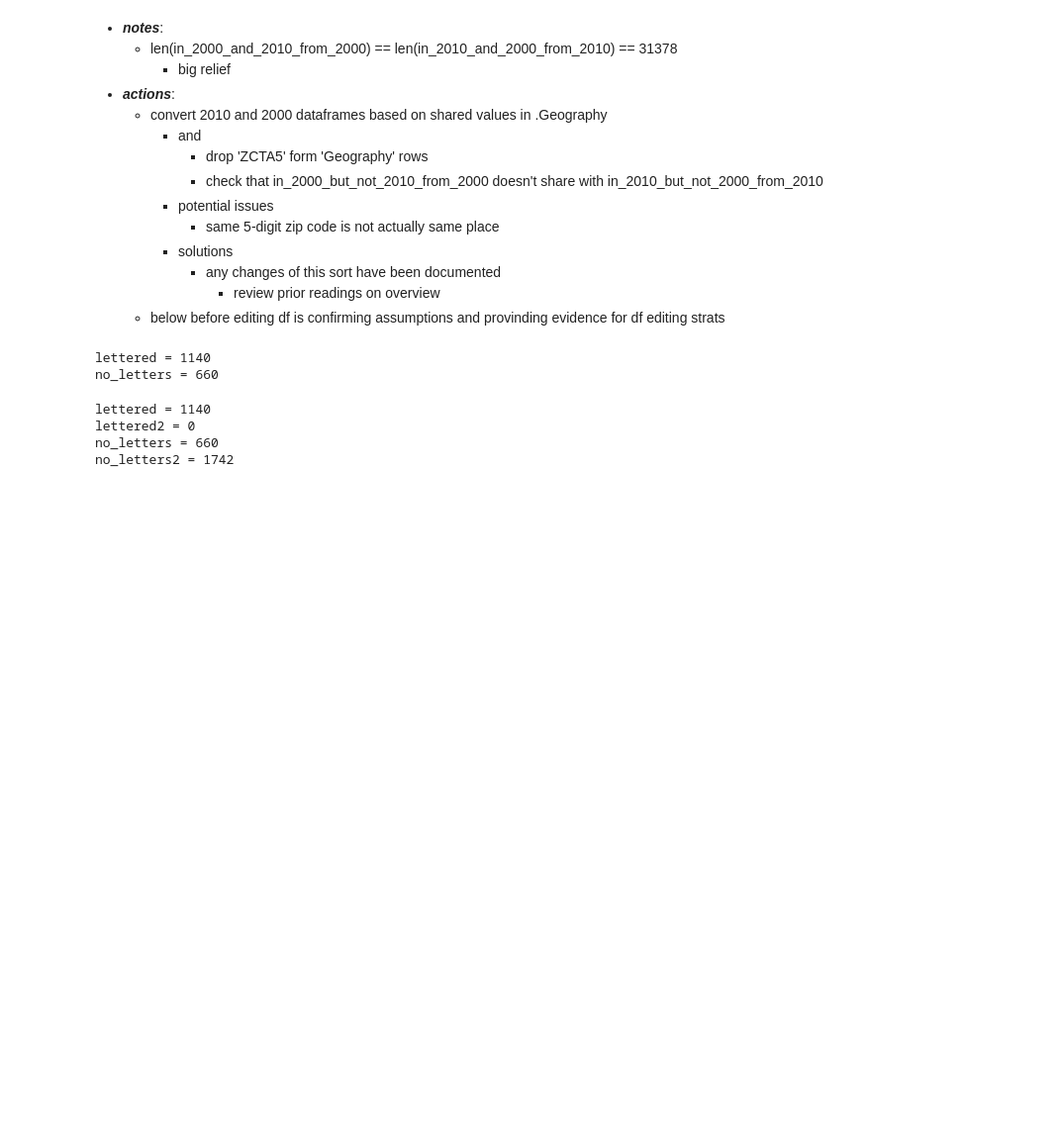
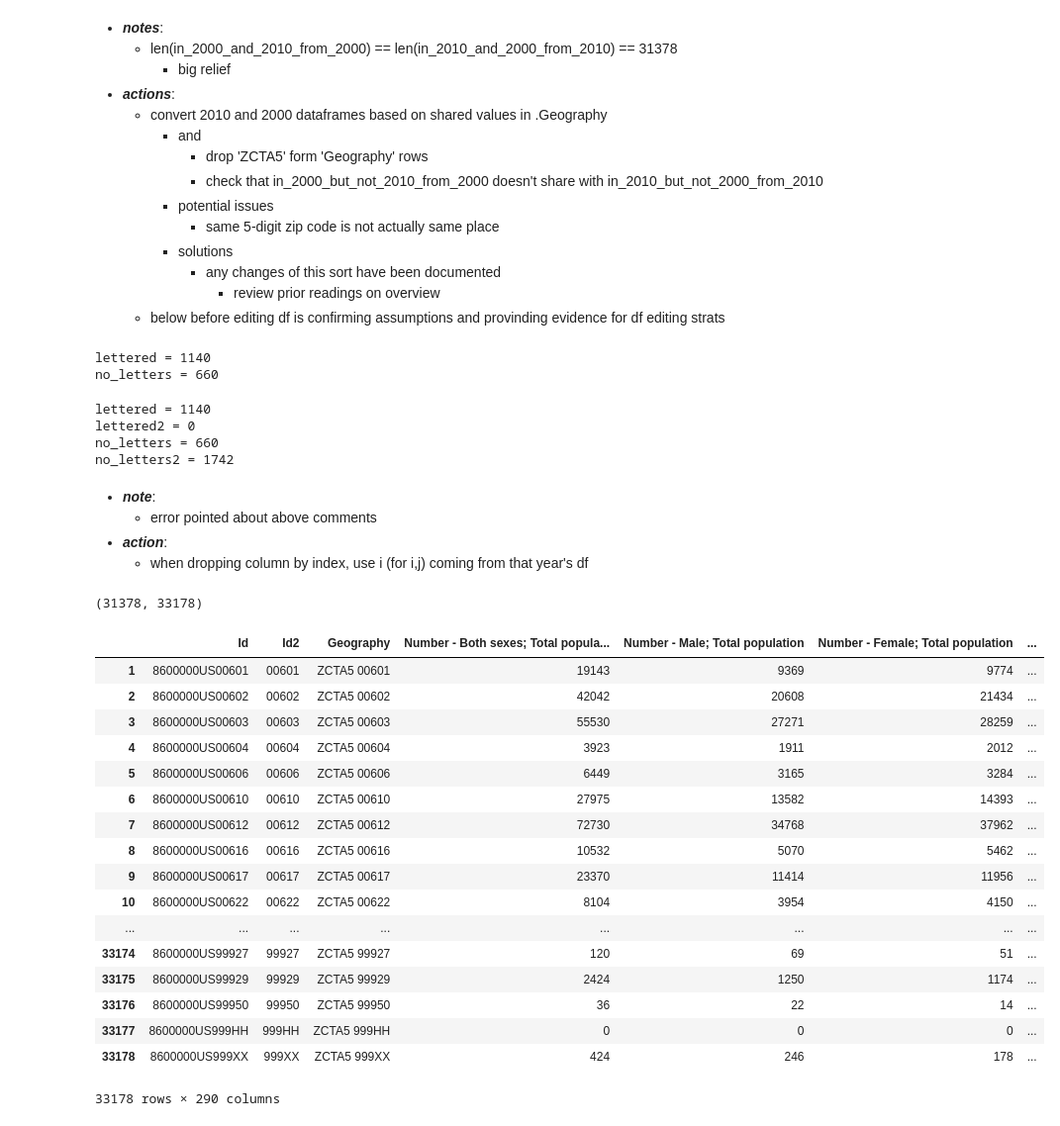
Before and after one commit to gumdropsteve/population_prophet, a Jupyter notebook: exploratory-data-analysis/DEC_10_vs_00_SF1_QTP1.ipynb, the cells around one changed output. Shown: that part at 99% size. Cells and saved outputs as stored; diff of their text form; code cells hidden in the pictures; blank space fills up the shorter version.

```diff
--- a/exploratory-data-analysis/DEC_10_vs_00_SF1_QTP1.ipynb
+++ b/exploratory-data-analysis/DEC_10_vs_00_SF1_QTP1.ipynb
@@ -550,0 +547,5 @@ for _ in range(len(in_2010_and_2000_from_2010)):
+# %% [markdown]
+- ***note***:
+    - error pointed about above comments
+- ***action***:
+    - when dropping column by index, use i (for i,j) coming from that year's df
@@ -550,0 +565,41 @@ for _ in range(len(in_2010_and_2000_from_2010)):
+# %%
+# # set 2000
+# __b__ = b.copy()
+# # set 2010
+# __o__ = o.copy()
+# # ascending count of all instances
+# for _ in range(len(b.Geography)):
+#     # if _ at i is not in list of coexisting
+#     if _ not in of_2000_indexes:
+#         # update 2000 df accordingly
+#         __b__.drop([_])
+#         print(_)
+#     # if _ at i is not in list of coexisting
+#     if _ not in of_2010_indexes:
+#         # update 2010 df accordingly
+#         __o__.drop([_])
+#         print(_)
+len(of_2010_indexes),len(b.Geography)
+# %% [output]
+(31378, 33178)
+# %%
+__b__
+# %% [output]
+|  | Id | Id2 | Geography | Number - Both sexes; Total popula... | Number - Male; Total population | Number - Female; Total population | ... |
+| 1 | 8600000US00601 | 00601 | ZCTA5 00601 | 19143 | 9369 | 9774 | ... |
+| 2 | 8600000US00602 | 00602 | ZCTA5 00602 | 42042 | 20608 | 21434 | ... |
+| 3 | 8600000US00603 | 00603 | ZCTA5 00603 | 55530 | 27271 | 28259 | ... |
+| 4 | 8600000US00604 | 00604 | ZCTA5 00604 | 3923 | 1911 | 2012 | ... |
+| 5 | 8600000US00606 | 00606 | ZCTA5 00606 | 6449 | 3165 | 3284 | ... |
+| 6 | 8600000US00610 | 00610 | ZCTA5 00610 | 27975 | 13582 | 14393 | ... |
+| 7 | 8600000US00612 | 00612 | ZCTA5 00612 | 72730 | 34768 | 37962 | ... |
+| 8 | 8600000US00616 | 00616 | ZCTA5 00616 | 10532 | 5070 | 5462 | ... |
+| 9 | 8600000US00617 | 00617 | ZCTA5 00617 | 23370 | 11414 | 11956 | ... |
+| 10 | 8600000US00622 | 00622 | ZCTA5 00622 | 8104 | 3954 | 4150 | ... |
+| ... | ... | ... | ... | ... | ... | ... | ... |
+| 33174 | 8600000US99927 | 99927 | ZCTA5 99927 | 120 | 69 | 51 | ... |
+| 33175 | 8600000US99929 | 99929 | ZCTA5 99929 | 2424 | 1250 | 1174 | ... |
+| 33176 | 8600000US99950 | 99950 | ZCTA5 99950 | 36 | 22 | 14 | ... |
+| 33177 | 8600000US999HH | 999HH | ZCTA5 999HH | 0 | 0 | 0 | ... |
+| 33178 | 8600000US999XX | 999XX | ZCTA5 999XX | 424 | 246 | 178 | ... |
+33178 rows × 290 columns
```
Also changed, not shown: parts of 17 cells of this notebook.
